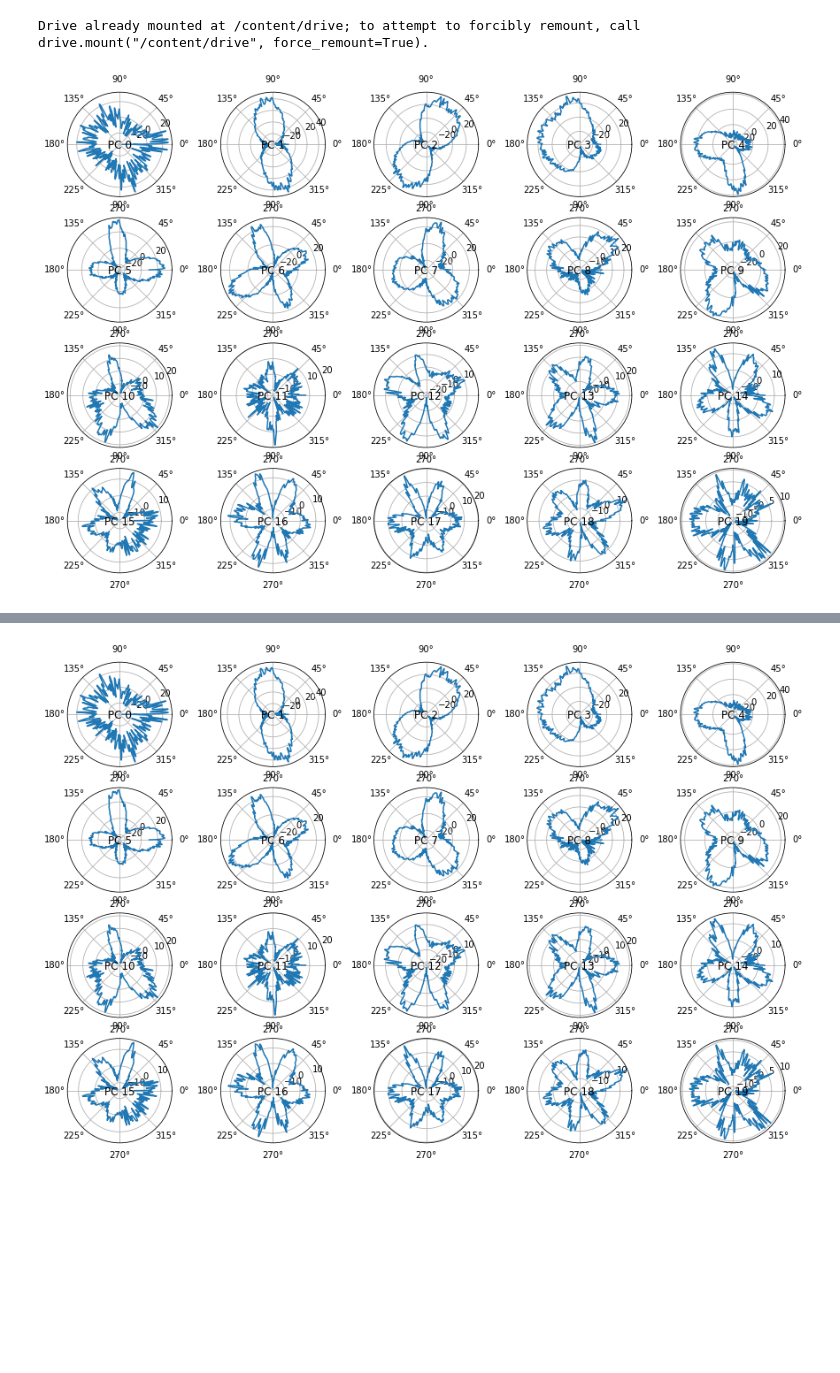
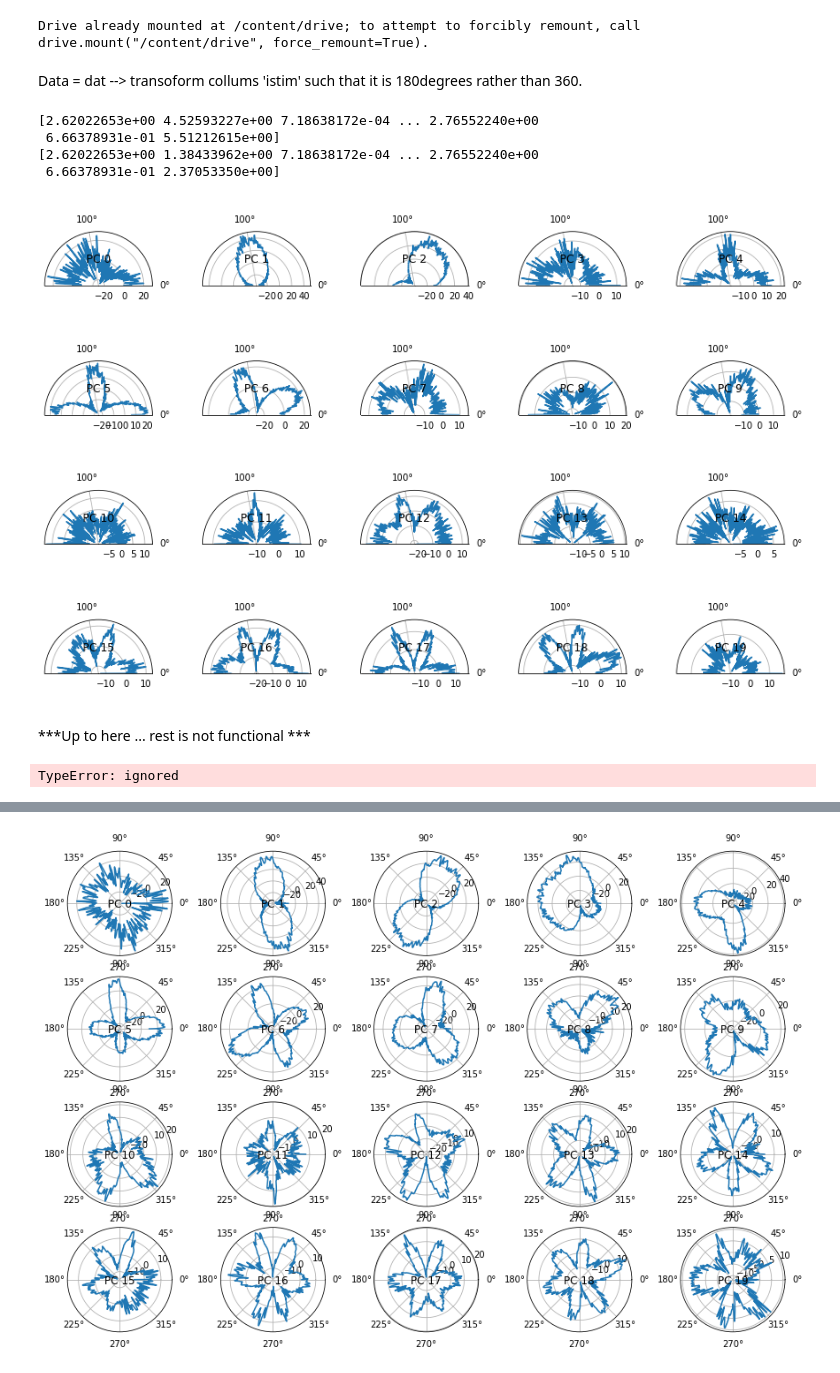
Before and after one commit to sekunder/NMA_Project, a Jupyter notebook: Decoding Orientation Models_180deg_transf.ipynb, the cells around one changed output, grey strips where cells are left out. Saved outputs shown, nothing was run; the diff lists cells and outputs as text; code cells hidden in the pictures; blank space fills up the shorter version.

```diff
--- a/Decoding Orientation Models_180deg_transf.ipynb
+++ b/Decoding Orientation Models_180deg_transf.ipynb
@@ -33,42 +33,71 @@ for ind in idx:
 
 # main dataset to test
 dat=dats['static']
+# %% [markdown]
+Data = dat --> transoform collums 'istim' such that it is 180degrees rather than 360.
+# %%
+from copy import deepcopy as dc
+
+dat_180 = dc(dat)
+
+dat_180['istim'] = dat['istim']%np.pi
+# %% [output]
+[2.62022653e+00 4.52593227e+00 7.18638172e-04 ... 2.76552240e+00
+ 6.66378931e-01 5.51212615e+00]
+[2.62022653e+00 1.38433962e+00 7.18638172e-04 ... 2.76552240e+00
+ 6.66378931e-01 2.37053350e+00]
 # %%
 #@title PCA functions
 n_cmp = 20
-
+import matplotlib
 from matplotlib import pyplot as plt
 from scipy.signal import butter, filtfilt
 from scipy.stats import zscore
 from sklearn.decomposition import PCA
-def run_pca(dat, zs=True, n_cmp=n_cmp):
+
+def run_pca(dat_180, zs=True, n_cmp=n_cmp):
   if zs:
-    Z = zscore(dat['sresp'], axis=1)
+    Z = zscore(dat_180['sresp'], axis=1)
   else:
-    Z = dat['sresp']
+    Z = dat_180['sresp']
   p = PCA(n_components = n_cmp)
   p.fit_transform(Z.T)
   X = p.components_@Z
   return p, X
 
-def plot_pca_weights(dat, istim, X, n_cmp=n_cmp):
+def plot_pca_weights(dat_180, istim, X, n_cmp=n_cmp):
   b,a = butter(4, [0.05], 'lowpass') #creating a low pass butterworth filter
-  idx = np.argsort(dat['istim'])
+  idx = np.argsort(dat_180['istim'])
   fig = plt.figure(figsize = (15,10))
   for j in np.arange(n_cmp):
-      fig.add_subplot(4,5,j+1,polar = True)
-      plt.plot(dat['istim'][idx],filtfilt(b,a,X[j,idx]))
-      #plt.scatter(dat['istim'][idx],X[j,idx])
+      ax = fig.add_subplot(4,5,j+1,polar = True)
+      plt.plot(dat_180['istim'][idx],filtfilt(b,a,X[j,idx]))
+      #plt.scatter(dat_180['istim'][idx],X[j,idx])
       plt.title('PC %d\n' %j, loc='center', pad=-85)
+      ax.set_thetamin(0)
+      ax.set_thetamax(180)
   plt.show()
 
-def run_pca_and_plot(dat, zs=True, n_cmp=n_cmp):
+def run_pca_and_plot(dat_180, zs=True, n_cmp=n_cmp):
   # PCA
-  _, X = run_pca(dat, zs, n_cmp)
+  _, X = run_pca(dat_180, zs, n_cmp)
   # Plot
-  plot_pca_weights(dat, dat['istim'], X, n_cmp)
+  plot_pca_weights(dat_180, dat_180['istim'], X, n_cmp)
+# %%
+# run PCA and plot weights for static images - assign variable X
+# run_pca_and_plot(dats['static'])
+
+# PCA
+_, X = run_pca(dat_180, zs=True, n_cmp=n_cmp)
+# %%
+# Plot
+plot_pca_weights(dat_180, dat_180['istim'], X, n_cmp)
+# %% [output]
+[figure, added]
+# %% [markdown]
+***Up to here ... rest is not functional ***
 # %%
 # run PCA and plot weights for static images
-run_pca_and_plot(dats['static'])
+run_pca_and_plot(['static'])
 # %% [output]
-[figure, removed]
+TypeError: ignored
```
Also changed, not shown: parts of 3 cells of this notebook.
